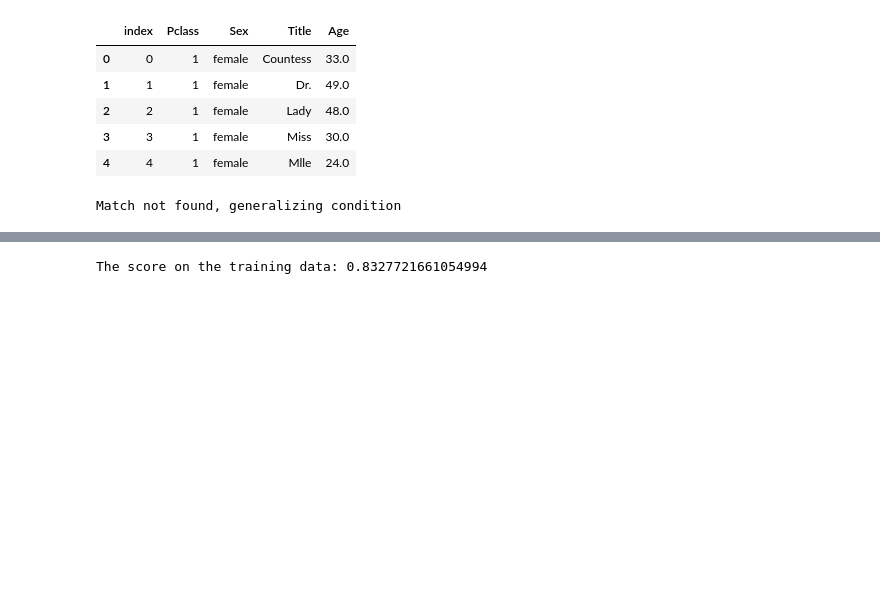
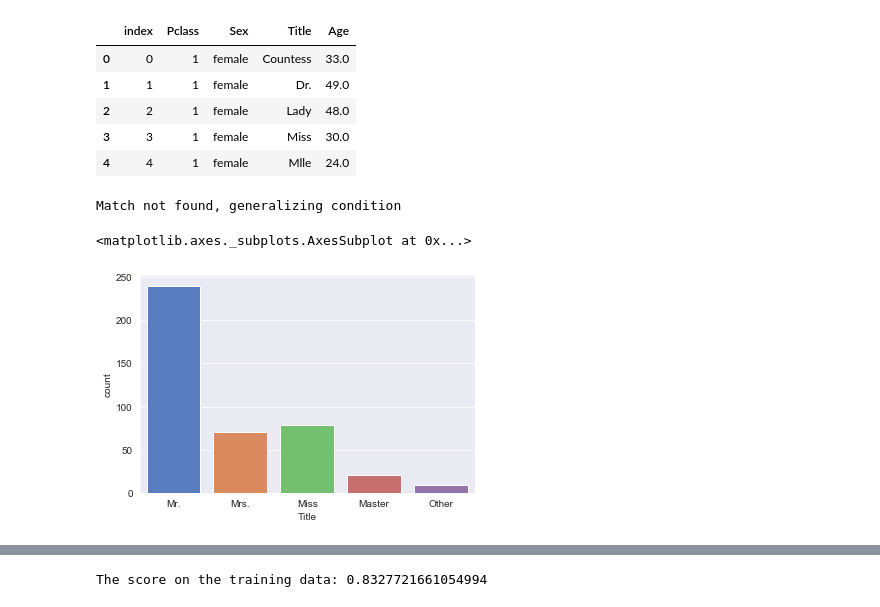
Before and after one commit to arsalanfardi/Titanic-Survival-Prediction, a Jupyter notebook: Titanic_Survival_Prediction.ipynb, the cells around one changed output, grey strips where cells are left out. Saved outputs shown, nothing was run; the diff lists cells and outputs as text; code cells hidden in the pictures; blank space fills up the shorter version.

```diff
--- a/Titanic_Survival_Prediction.ipynb
+++ b/Titanic_Survival_Prediction.ipynb
@@ -423,6 +448,0 @@ array(['Mr.', 'Mrs.', 'Miss', 'Master', 'Dr.'], dtype=object)
-# %%
-# Fill age with the mean values of their respective Pclass, Sex and Title
-grouped_median_age = df.groupby(['Pclass', 'Sex','Title'])['Age'].median()
-# Reset index to convert back to a regular dataframe
-grouped_median_age = grouped_mean_age.reset_index()
-grouped_median_age.head(10)
@@ -619,7 +664,7 @@ test_df['Title'] = test_df.apply(lambda row: extract_name(row['Name']), axis=1)
 # Fill age with the mean values of their respective Pclass, Sex and Title
 test_grouped_median_age = test_df.groupby(['Pclass', 'Sex','Title'])['Age'].median()
 # Reset index to convert back to a regular dataframe
-test_grouped_median_age = grouped_mean_age.reset_index()
+test_grouped_median_age = grouped_median_age.reset_index()
 test_grouped_median_age.head()
 # %% [output]
 |  | index | Pclass | Sex | Title | Age |
@@ -640,4 +685,10 @@ test_df_processed = test_df.copy()
 test_df_processed['Age'] = test_df_processed.apply(lambda row: fill_age(row) if np.isnan(row['Age']) else row['Age'], axis=1)
 # %% [output]
 Match not found, generalizing condition
+# %%
+test_df_processed = test_df_processed.apply(group_titles, axis=1)
+sns.countplot('Title', data=test_df_processed)
+# %% [output]
+<matplotlib.axes._subplots.AxesSubplot at 0x...>
+[figure, added]
 # %%
```
Also changed, not shown: parts of 46 cells of this notebook.
